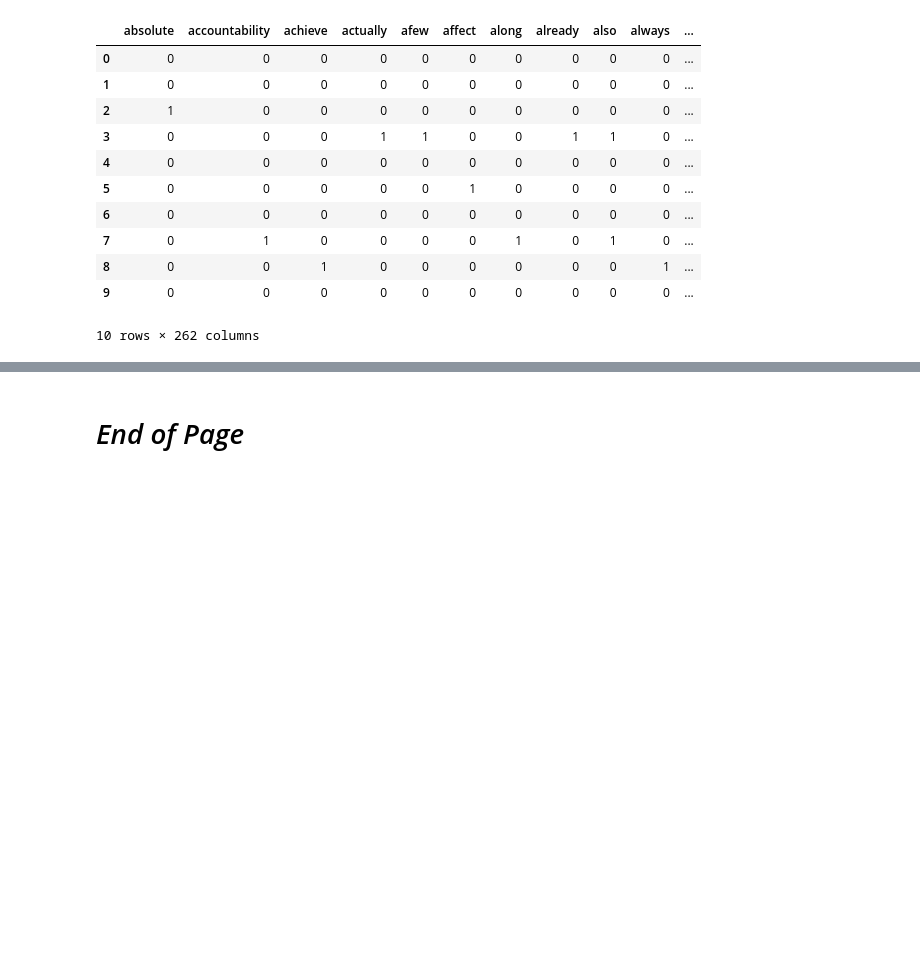
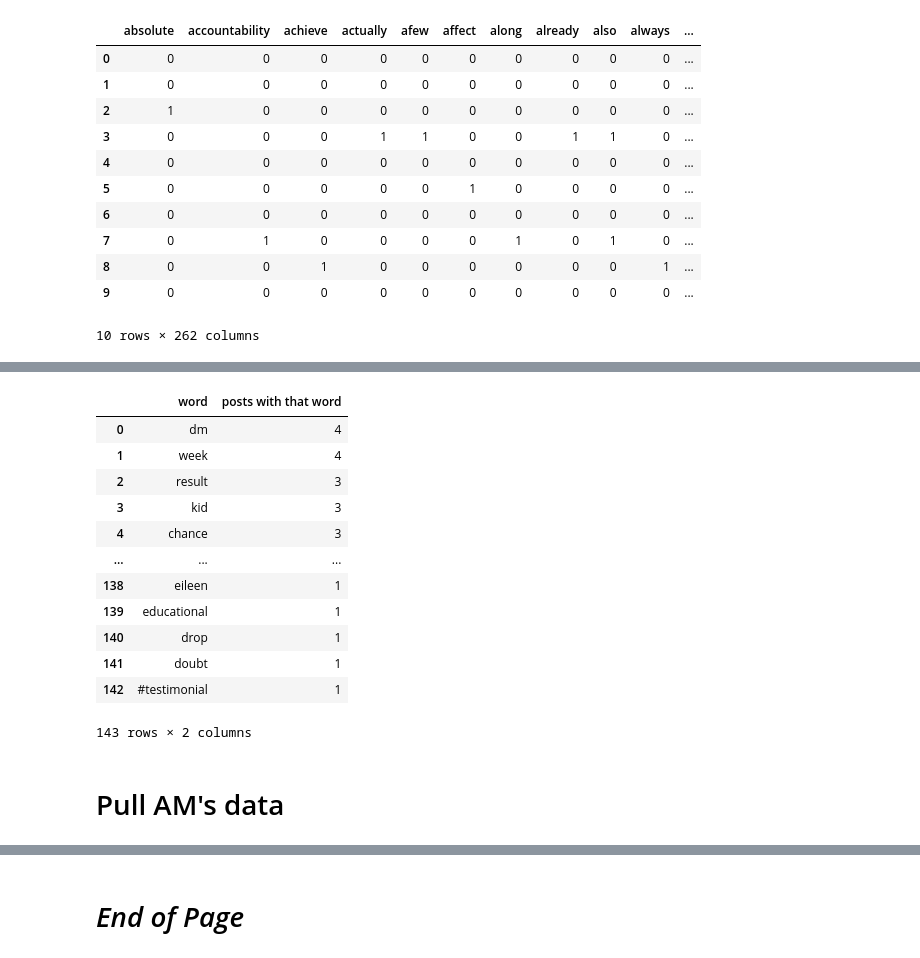
Before and after one commit to silvhua/online-PT-business-KPI, a Jupyter notebook: notebooks/2023-03-05 tfidf top vs bottom posts.ipynb, the cells around one changed output, grey strips where cells are left out. Saved outputs shown, nothing was run; the diff lists cells and outputs as text; code cells hidden in the pictures; blank space fills up the shorter version.

```diff
--- a/notebooks/2023-03-05 tfidf top vs bottom posts.ipynb
+++ b/notebooks/2023-03-05 tfidf top vs bottom posts.ipynb
@@ -608,0 +682,18 @@ tfidf
+# %%
+bottom_posts_words
+# %% [output]
+|  | word | posts with that word |
+| 0 | dm | 4 |
+| 1 | week | 4 |
+| 2 | result | 3 |
+| 3 | kid | 3 |
+| 4 | chance | 3 |
+| ... | ... | ... |
+| 138 | eileen | 1 |
+| 139 | educational | 1 |
+| 140 | drop | 1 |
+| 141 | doubt | 1 |
+| 142 | #testimonial | 1 |
+143 rows × 2 columns
+# %% [markdown]
+# Pull AM's data
```
Also changed, not shown: parts of 13 cells of this notebook.
